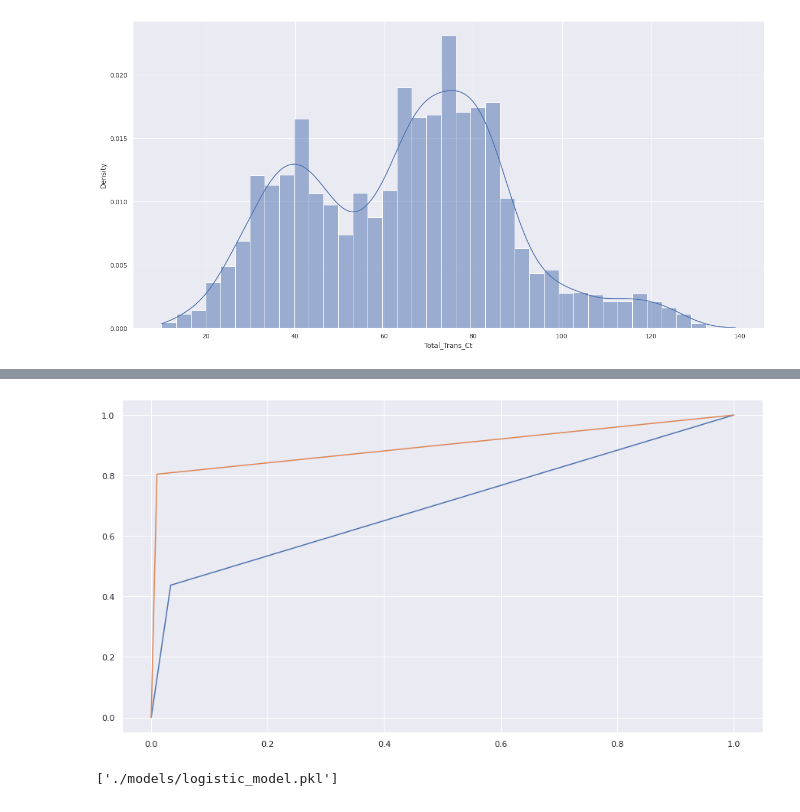
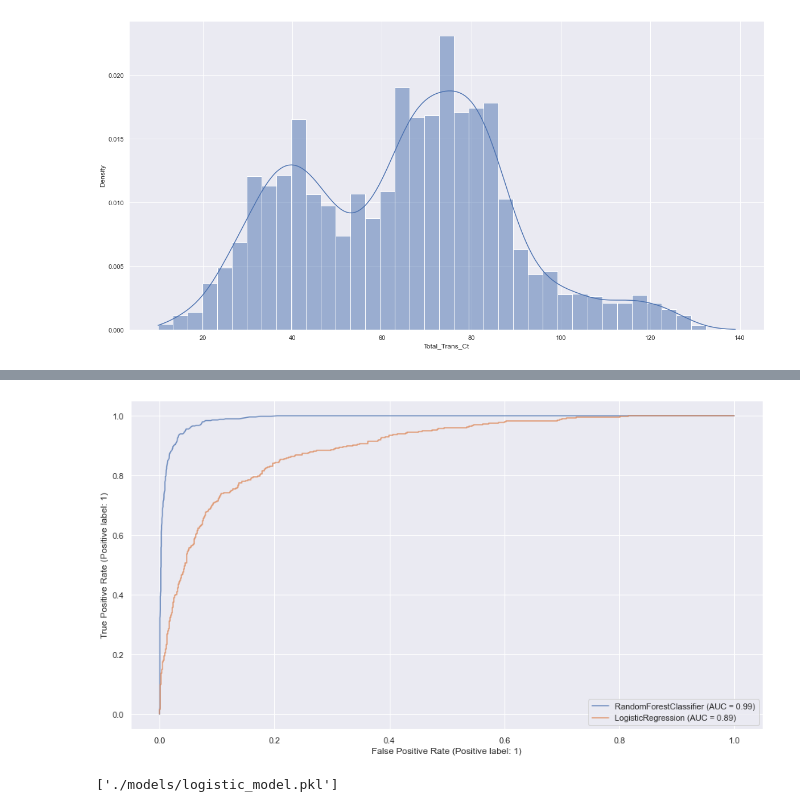
Before and after one commit to tuscar2001/MLOps-Engineer-Udacity, a Jupyter notebook: churn_notebook.ipynb, the cells around one changed output, grey strips where cells are left out. Cells and saved outputs as stored; diff of their text form; code cells hidden in the pictures.

Commit message:
made changes on plots

```diff
--- a/churn_notebook.ipynb
+++ b/churn_notebook.ipynb
@@ -253,0 +251,2 @@ fplr, tplr, _ = metrics.roc_curve(y_test, y_test_preds_lr)
+# %%
+lrc_plot = plot_roc_curve(lrc, X_test, y_test)
@@ -254,13 +255,12 @@ fplr, tplr, _ = metrics.roc_curve(y_test, y_test_preds_lr)
 # %%
 # plots
 plt.figure(figsize=(15, 8))
 ax = plt.gca()
-fprf, tprf, _ = metrics.roc_curve(y_test, y_test_preds_rf)
-plt.plot(fplr, tplr)
-plt.plot(fprf, tprf)
+rfc_disp = plot_roc_curve(cv_rfc.best_estimator_, X_test, y_test, ax=ax, alpha=0.8)
+lrc_plot.plot(ax=ax, alpha=0.8)
 plt.show()
 # %% [output]
-[figure, old version]
+[figure, new version]
 # %%
 # save best model
 joblib.dump(cv_rfc.best_estimator_, './models/rfc_model.pkl')
```
Also changed, not shown: parts of 6 cells of this notebook, 12 other files.
